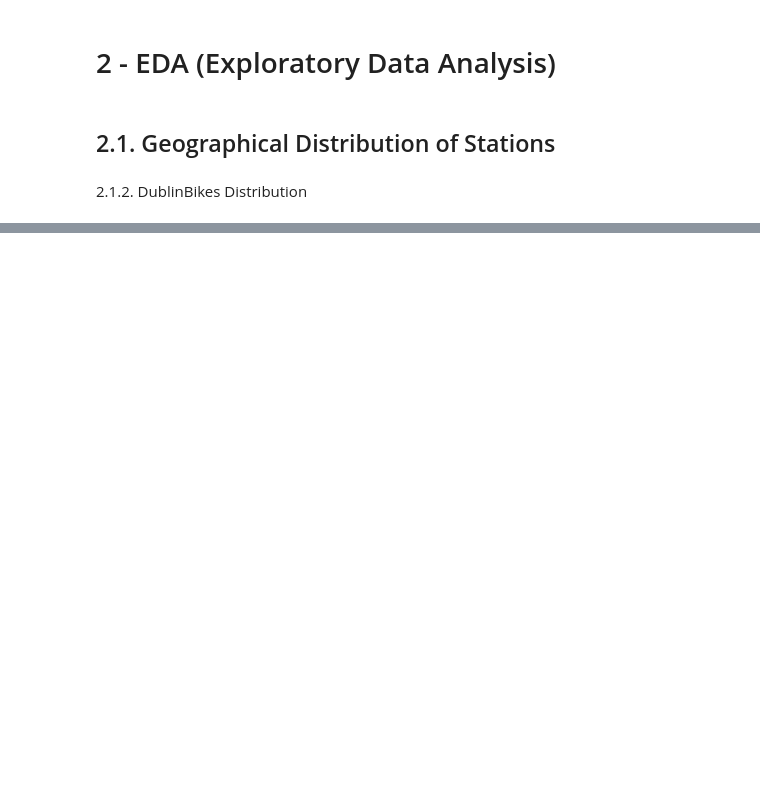
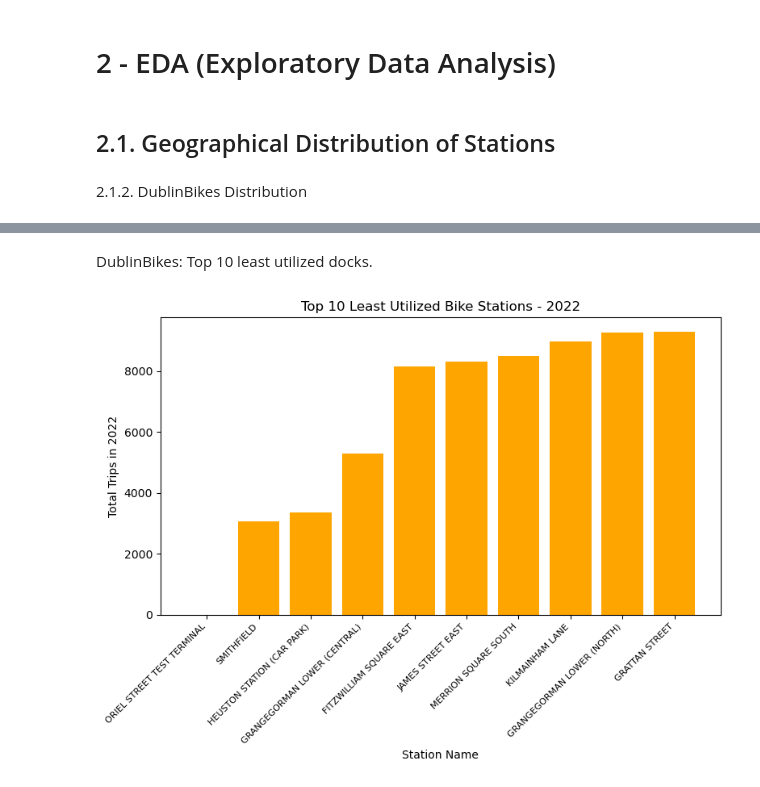
Before and after one commit to raphaelElearning/MSC_DA_Repeat, a Jupyter notebook: 2020100_MSC_DA_Repeat.ipynb, the cells around one changed output, grey strips where cells are left out. Drawn from its saved outputs; the diff is of its cells as text; code cells hidden in the pictures; blank space fills up the shorter version.

```diff
--- a/2020100_MSC_DA_Repeat.ipynb
+++ b/2020100_MSC_DA_Repeat.ipynb
@@ -640,0 +826,15 @@ dublin_distribution.show()
+# %% [markdown]
+DublinBikes: Top 10 least utilized docks.
+# %%
+plt.figure(figsize=(8, 6))
+plt.bar(dublin_bottom_10_usage['station'], dublin_bottom_10_usage['total_trips_per_station'], color='orange')
+plt.xlabel('Station Name')
+plt.ylabel('Total Trips in 2022')
+plt.title('Top 10 Least Utilized Bike Stations - 2022')
+plt.xticks(rotation=45, ha='right', fontsize=8)
+plt.yticks(rotation=0)
+
+plt.tight_layout()
+plt.show()
+# %% [output]
+[figure, added]
```
Also changed, not shown: parts of 43 cells of this notebook, 2 other files.
